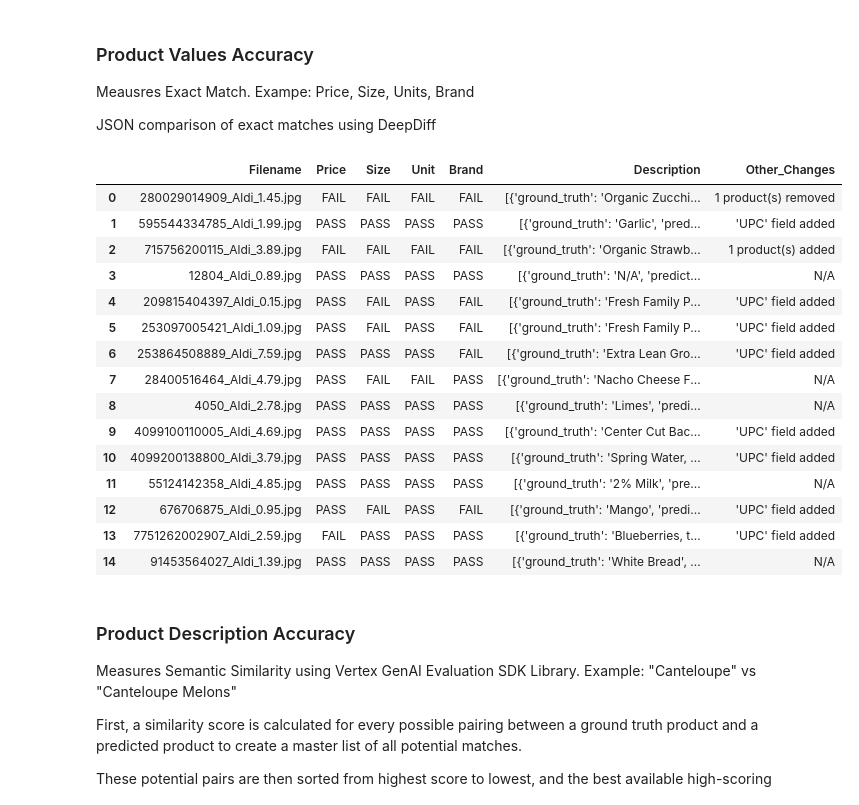
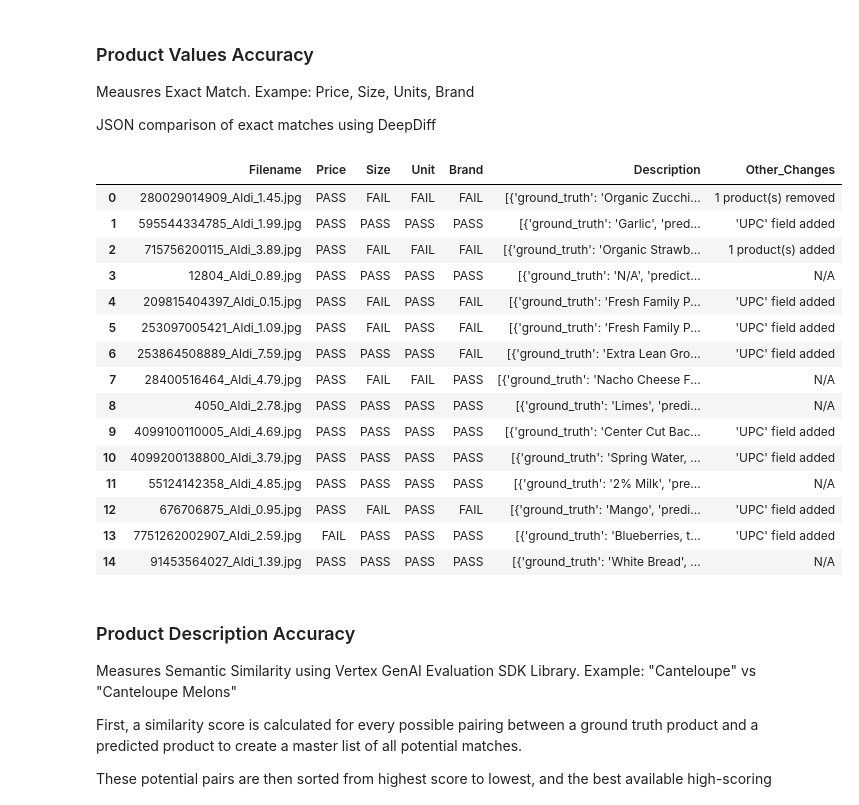
Before and after one commit to behardja/instore-image-data-extraction, a Jupyter notebook: notebooks/02-compscan-analysis.ipynb, the cells around one changed output. Cells and saved outputs as stored; diff of their text form; code cells hidden in the pictures.

```diff
--- a/notebooks/02-compscan-analysis.ipynb
+++ b/notebooks/02-compscan-analysis.ipynb
@@ -45,7 +45,7 @@ Compars Gemini outputs to Ground Truth labels. Output tables from 01-compscan-ge
 import json
 # %%
 file_path_gt = '../instore_image_GT.json'  # @param
-file_path_pred = '../instore_image_predict.json'  # @param
+file_path_pred = '../instore_image_predict_pro.json'  # @param
 
 with open(file_path_gt, 'r') as file:
     gt_dict = json.load(file)
@@ -188,7 +188,6 @@ if not df.empty:
 df_long = df.sort_values(by=["Filename", "Status"], ascending=[True, False]).reset_index(drop=True)
 # %%
 # WIDE FORMAT
-
 wide_format_rows = []
 
 # Iterate through each file in the ground truth
@@ -214,6 +213,24 @@ for filename, gt_data in gt_dict.items():
 
     pred_data = pred_dict[filename]
 
+    # --- NEW LOGIC FOR PRICE ---
+    # Get a set of all prices from the ground truth products
+    gt_prices = {product.get('Price') for product in gt_data.get('products', []) if 'Price' in product}
+    # Get a set of all prices from the prediction products
+    pred_prices = {product.get('Price') for product in pred_data.get('products', []) if 'Price' in product}
+
+    if not gt_prices:
+        # If GT has no price, PASS only if prediction also has no price.
+        # FAIL if prediction hallucinated a price.
+        if not pred_prices:
+            row_data["Price"] = "PASS"
+        else:
+            row_data["Price"] = "FAIL"
+    # If GT has prices, but there's no overlap, it's a FAIL.
+    elif not gt_prices.intersection(pred_prices):
+        row_data["Price"] = "FAIL"
+    # Otherwise, it's a PASS (the default)
+
     # Generate the difference object once per file
     diff = DeepDiff(
         gt_data,
@@ -232,9 +249,10 @@ for filename, gt_data in gt_dict.items():
         pred_desc = pred_products[i].get('Description', 'N/A') if i < len(pred_products) else "N/A"
         row_data["Description"].append({"ground_truth": gt_desc, "prediction": pred_desc})
 
-    # Determine the final PASS/FAIL status for each field
+    # Determine the final PASS/FAIL status for other fields
     if diff:  # Only check for failures if DeepDiff found any changes
-        fields_to_check = {"Price", "Size", "UnitOfMeasure", "Brand"}
+        # "Price" is now handled separately, so we remove it from this check
+        fields_to_check = {"Size", "UnitOfMeasure", "Brand"}
 
         # A missing or extra product causes an automatic failure for all fields.
         if 'iterable_item_added' in diff or 'iterable_item_removed' in diff:
@@ -253,37 +271,37 @@ for filename, gt_data in gt_dict.items():
                 for field in fields_to_check:
                     if f"'{field}'" in path:
                         row_data[field] = "FAIL"
 
         # Capture informational changes like a UPC being added
         for path in diff.get('dictionary_item_added', []):
             field_name = path.split("'")[-2]
-            if field_name not in fields_to_check:
+            if field_name not in fields_to_check and field_name != "Price":
                 row_data["Other_Changes"].append(f"'{field_name}' field added")
 
     # Clean up the 'Other_Changes' list into a readable string
     row_data["Other_Changes"] = " | ".join(row_data["Other_Changes"]) if row_data["Other_Changes"] else "N/A"
 
     # Add the completed row for this file to our list
     wide_format_rows.append(row_data)
 
 
 # Create and display the final DataFrame
 df_wide = pd.DataFrame(wide_format_rows)
 
 # Define the desired column order
 final_columns = ["Filename", "Price", "Size", "UnitOfMeasure", "Brand", "Description", "Other_Changes"]
 
 # Reorder the DataFrame columns. This is a safer way that avoids KeyErrors.
 df_wide = df_wide.reindex(columns=final_columns)
 
 # Rename 'UnitOfMeasure' to 'Unit' as requested
 df_wide.rename(columns={"UnitOfMeasure": "Unit"}, inplace=True)
 df_wide
 # %% [output]
 |  | Filename | Price | Size | Unit | Brand | Description | Other_Changes |
-| 0 | 280029014909_Aldi_1.45.jpg | FAIL | FAIL | FAIL | FAIL | [{'ground_truth': 'Organic Zucchi... | 1 product(s) removed |
+| 0 | 280029014909_Aldi_1.45.jpg | PASS | FAIL | FAIL | FAIL | [{'ground_truth': 'Organic Zucchi... | 1 product(s) removed |
 | 1 | 595544334785_Aldi_1.99.jpg | PASS | PASS | PASS | PASS | [{'ground_truth': 'Garlic', 'pred... | 'UPC' field added |
-| 2 | 715756200115_Aldi_3.89.jpg | FAIL | FAIL | FAIL | FAIL | [{'ground_truth': 'Organic Strawb... | 1 product(s) added |
+| 2 | 715756200115_Aldi_3.89.jpg | PASS | FAIL | FAIL | FAIL | [{'ground_truth': 'Organic Strawb... | 1 product(s) added |
 | 3 | 12804_Aldi_0.89.jpg | PASS | PASS | PASS | PASS | [{'ground_truth': 'N/A', 'predict... | N/A |
 | 4 | 209815404397_Aldi_0.15.jpg | PASS | FAIL | PASS | FAIL | [{'ground_truth': 'Fresh Family P... | 'UPC' field added |
 | 5 | 253097005421_Aldi_1.09.jpg | PASS | FAIL | PASS | FAIL | [{'ground_truth': 'Fresh Family P... | 'UPC' field added |
```
Also changed, not shown: parts of 3 cells of this notebook, 1 other file.
